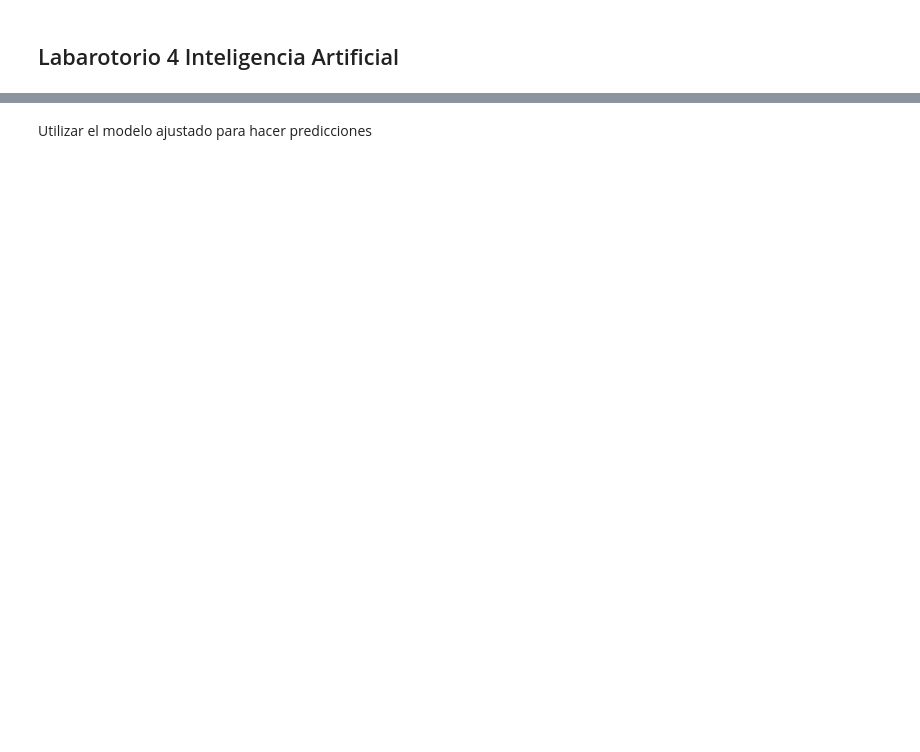
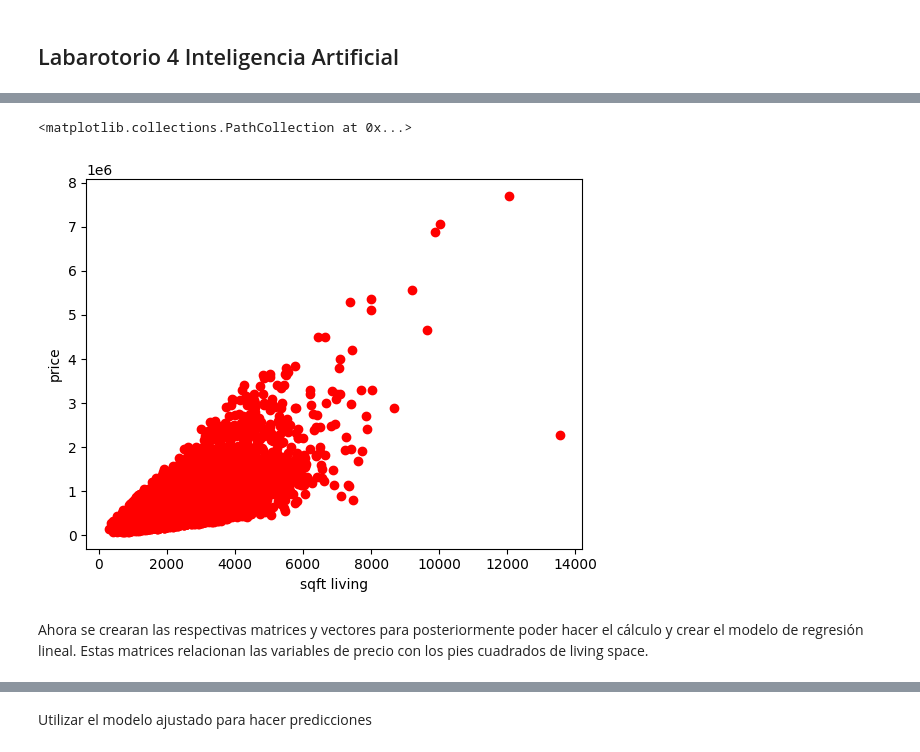
Before and after one commit to 20Candy/Lab4IA, a Jupyter notebook: main.ipynb, the cells around one changed output, grey strips where cells are left out. Cells and saved outputs as stored; diff of their text form; code cells hidden in the pictures; blank space fills up the shorter version.

```diff
--- a/main.ipynb
+++ b/main.ipynb
@@ -33,0 +16,5 @@ theta = np.linalg.inv(X.T @ X) @ X.T @ y
+# %%
+data = pd.read_csv('kc_house_data.csv')
+data_numpy = np.array(data)
+
+print(data_numpy)
@@ -33,0 +33,17 @@ theta = np.linalg.inv(X.T @ X) @ X.T @ y
+# %%
+Y = data["price"]  # price
+X = data["sqft_living"]  # sqft living
+
+# Almacenar datos en numpy array
+x = np.array(X)
+y = np.array(Y)
+
+# Graficar datos con nombre de ejes
+plt.xlabel("sqft living")
+plt.ylabel("price")
+plt.scatter(x, y, color="red")
+# %% [output]
+<matplotlib.collections.PathCollection at 0x...>
+[figure, added]
+# %% [markdown]
+Ahora se crearan las respectivas matrices y vectores para posteriormente poder hacer el cálculo y crear el modelo de regresión lineal. Estas matrices relacionan las variables de precio con los pies cuadrados de living space.
```
Also changed, not shown: parts of 21 cells of this notebook.
